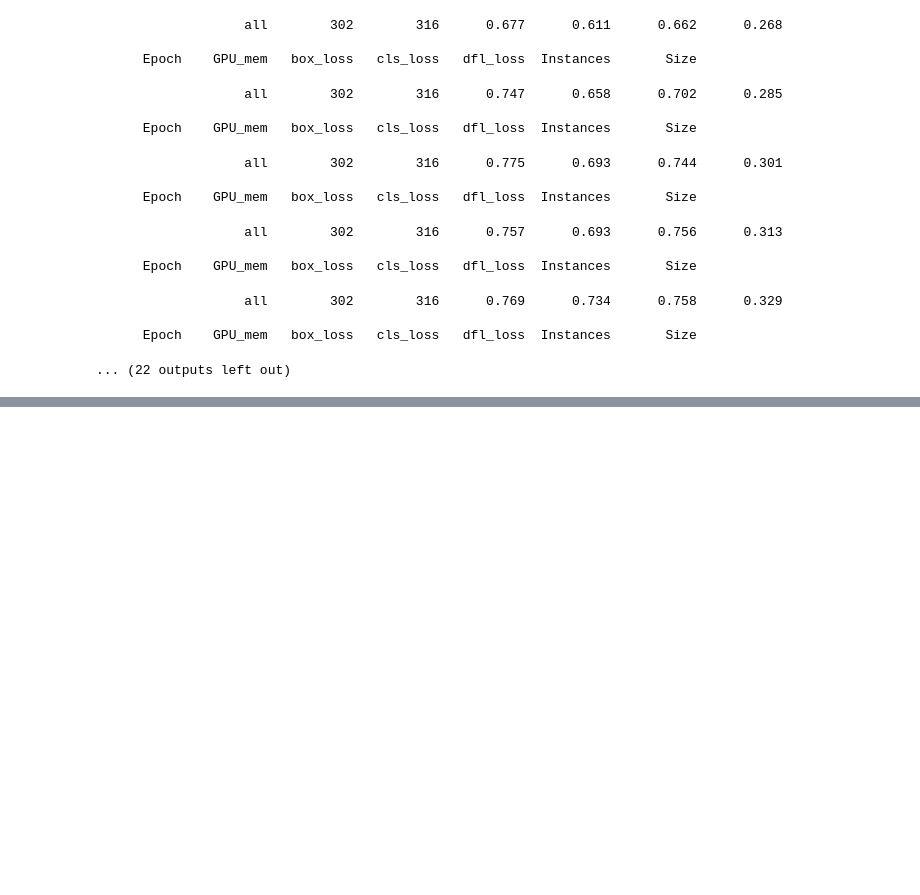
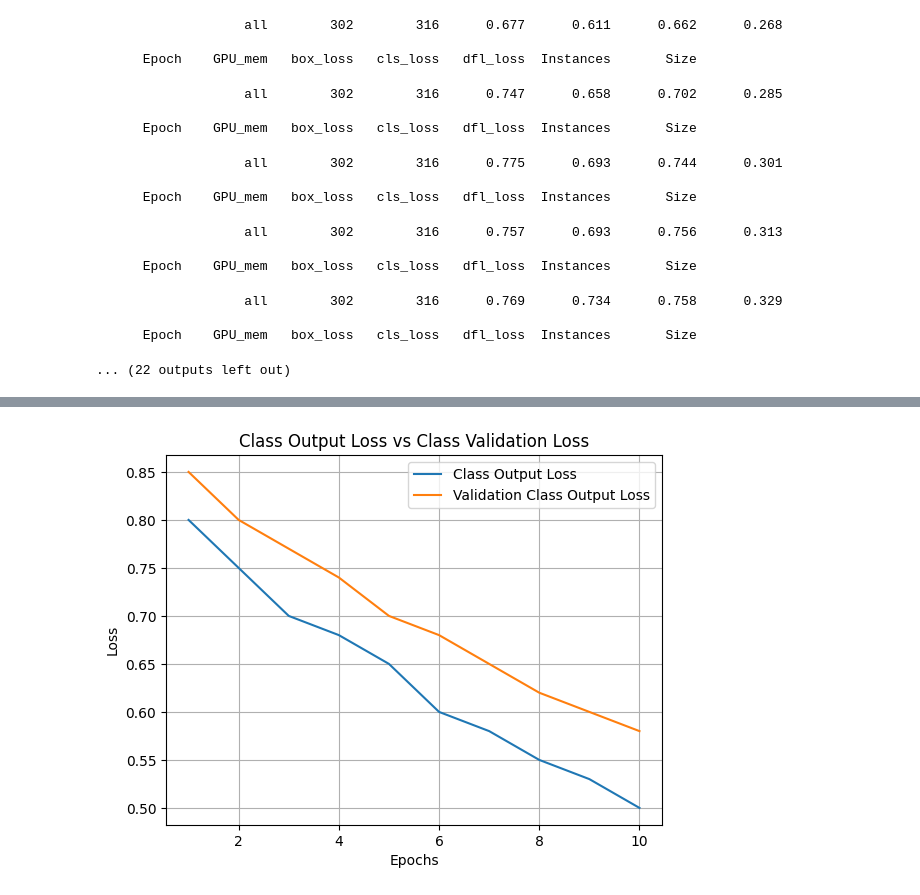
Before and after one commit to didaryilmaz/Smoking_Detection, a Jupyter notebook: smoking_detection.ipynb, the cells around one changed output, grey strips where cells are left out. Cells and saved outputs as stored; diff of their text form; code cells hidden in the pictures; blank space fills up the shorter version.

```diff
--- a/smoking_detection.ipynb
+++ b/smoking_detection.ipynb
@@ -314,0 +348,15 @@ Starting training for 30 epochs...
+# %%
+epochs = range(1, 11)
+class_output_loss = [0.8, 0.75, 0.7, 0.68, 0.65, 0.6, 0.58, 0.55, 0.53, 0.5]  # Replace with your actual values
+val_class_output_loss = [0.85, 0.8, 0.77, 0.74, 0.7, 0.68, 0.65, 0.62, 0.6, 0.58]  # Replace with your actual values
+
+plt.plot(epochs, class_output_loss, label='Class Output Loss')
+plt.plot(epochs, val_class_output_loss, label='Validation Class Output Loss')
+plt.title('Class Output Loss vs Class Validation Loss')
+plt.xlabel('Epochs')
+plt.ylabel('Loss')
+plt.legend()
+plt.grid(True)
+plt.show()
+# %% [output]
+[figure, added]
```
Also changed, not shown: parts of 18 cells of this notebook, 4 other files.
